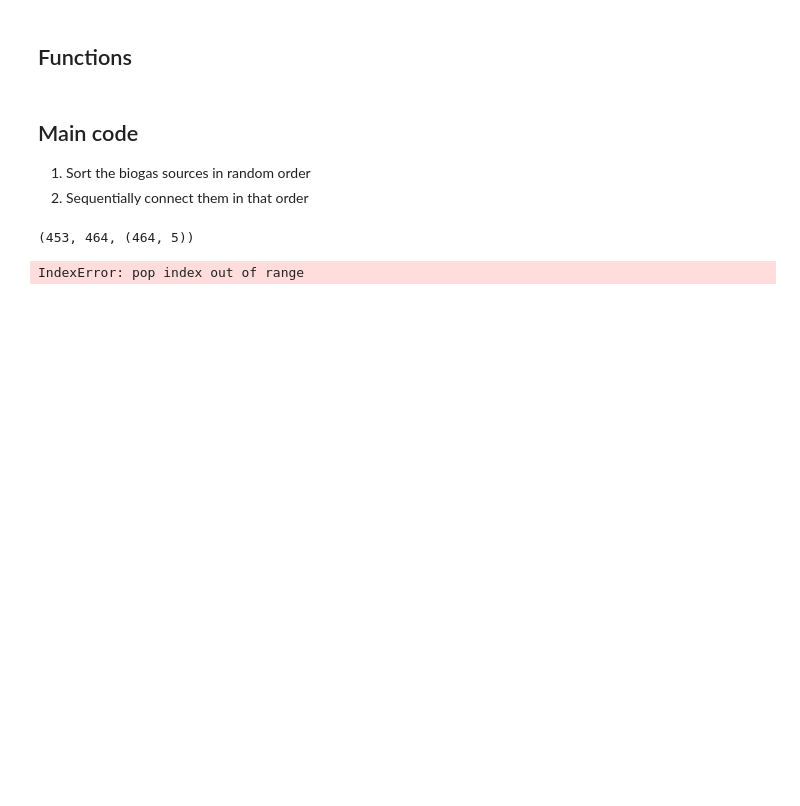
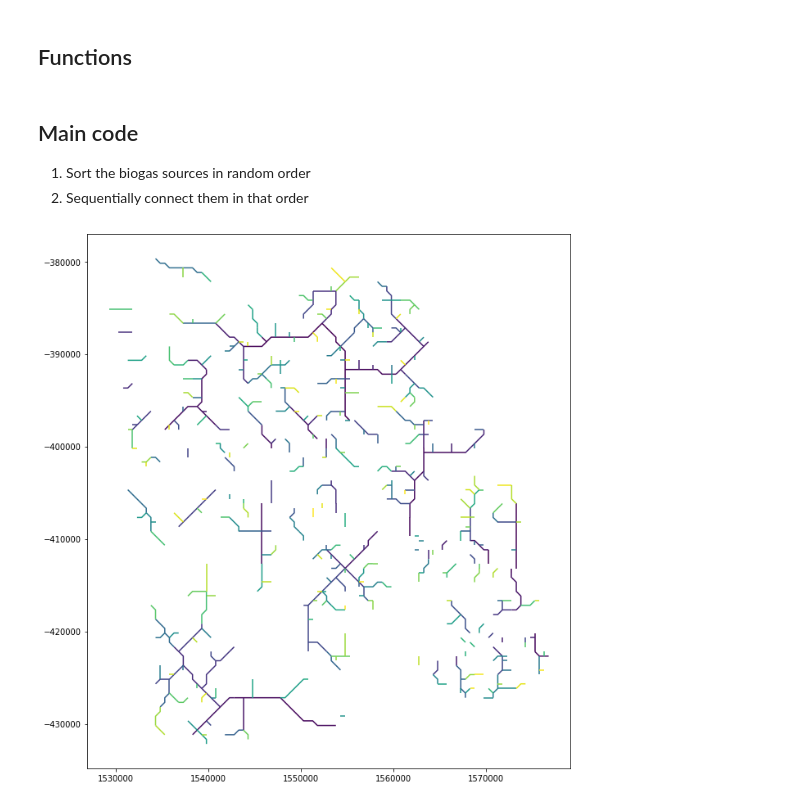
Before and after one commit to ENV859/BioGas_optimization, a Jupyter notebook: scripts/LC-Pipeline-Construction-Random.ipynb, the cells around one changed output. Cells and saved outputs as stored; diff of their text form; code cells hidden in the pictures; blank space fills up the shorter version.

```diff
--- a/scripts/LC-Pipeline-Construction-Random.ipynb
+++ b/scripts/LC-Pipeline-Construction-Random.ipynb
@@ -185,7 +185,7 @@ def coordsToline(coord_list,ll_x,ll_y,x_size,y_size):
 
     #Construct a shapely linestring
     if len(outCoords) < 2:
-        line = ((outCoords[0],outCoords[0]))
+        line = LineString((outCoords[0],outCoords[0]))
     else:
         line = LineString(outCoords)
 
@@ -205,10 +205,6 @@ while len(stackList) > 0:
     randVal = stackList[randID]
     stackList.pop(randID)
     randIDs.append(randVal)
-# %%
-len(master_index),len(randIDs),dfBG.shape
-# %% [output]
-(453, 464, (464, 5))
 # %%
 master_index = dfBG.index.tolist()
 
@@ -225,9 +221,8 @@ arrLCP = arrPipes
 
 #Loop through the remaining layers until all layers have been processed
 for layerID in randIDs:
-    #Get the biogas index
-    bgIndex = master_index.pop(layerID)
-    continue
+    #Get the biogas index corresponding to the current layer
+    bgIndex = master_index.index(layerID)
     #Get the pipeCoords and pipeCost for the selected layer
     arrLayer = arrStack[layerID]
     #Get the layer containing the next cheapest source to the nearest pipe, and the location to connect
@@ -245,8 +240,6 @@ for layerID in randIDs:
     pipeArrays.append(arrLCP_next * pipeCost)
     #Update the pipe network array with the new LCP (max of binary arrays)
     arrLCP = np.maximum(arrLCP,arrLCP_next)
-# %% [output]
-IndexError: pop index out of range
 # %%
 #Construct a feature class of the lines
 import geopandas as gpd
@@ -273,3 +266,7 @@ gf2['SumYield'] = gf2['Total Potential Methane Yield (scf/h)'].cumsum()
 #Save to a file
 LCP_filename = '../scratch/LCPNetwork_Random.shp'
 gf2.to_file(LCP_filename)
+# %%
+gf2.plot('SumCosts',figsize=(12,12));
+# %% [output]
+[figure, added]
```
Also changed, not shown: parts of 1 cell of this notebook.
